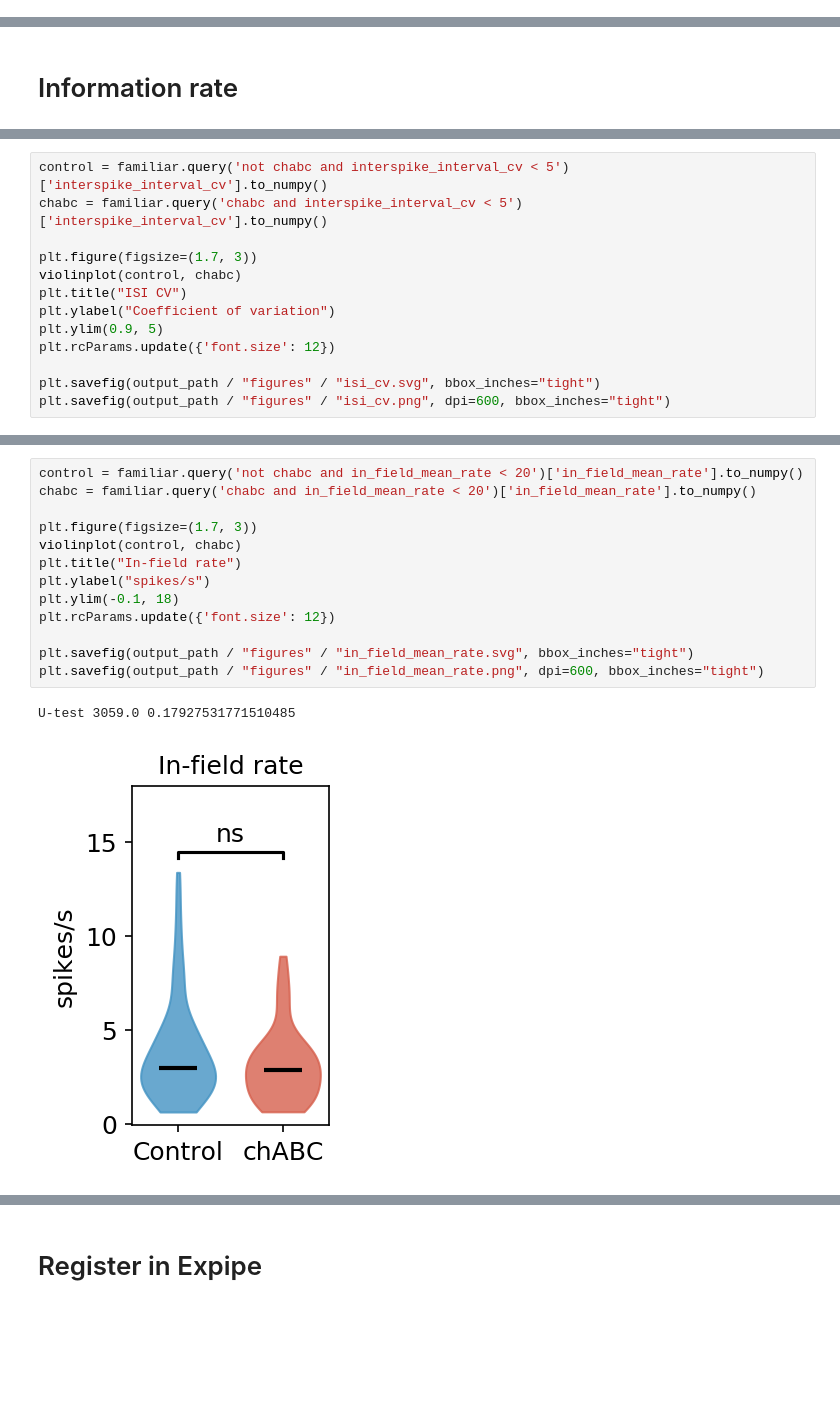
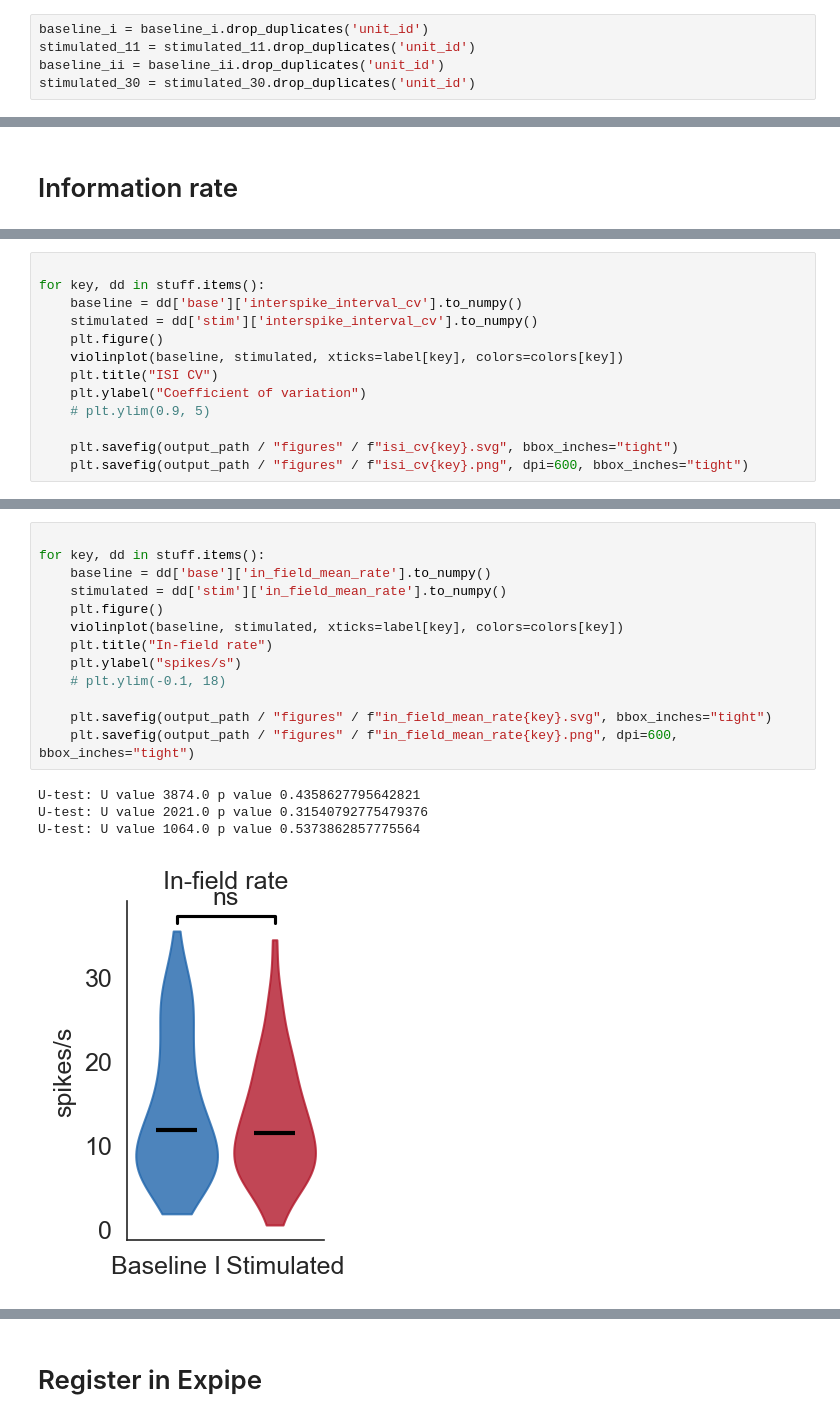
Before and after one commit to CINPLA/septum-mec, a Jupyter notebook: notebooks/20_comparisons_gridcells.ipynb, the cells around one changed output, grey strips where cells are left out. Saved outputs shown, nothing was run; the diff lists cells and outputs as text; blank space fills up the shorter version.

```diff
--- a/notebooks/20_comparisons_gridcells.ipynb
+++ b/notebooks/20_comparisons_gridcells.ipynb
@@ -117,0 +135,5 @@ Number of gridcells in familiar i chabc vs control 61 86
+# %%
+baseline_i = baseline_i.drop_duplicates('unit_id')
+stimulated_11 = stimulated_11.drop_duplicates('unit_id')
+baseline_ii = baseline_ii.drop_duplicates('unit_id')
+stimulated_30 = stimulated_30.drop_duplicates('unit_id')
@@ -362,14 +567,14 @@ U-test 3385.0 0.009440444055083515
 # %%
-control = familiar.query('not chabc and interspike_interval_cv < 5')['interspike_interval_cv'].to_numpy()
-chabc = familiar.query('chabc and interspike_interval_cv < 5')['interspike_interval_cv'].to_numpy()
 
-plt.figure(figsize=(1.7, 3))
-violinplot(control, chabc)
-plt.title("ISI CV")
-plt.ylabel("Coefficient of variation")
-plt.ylim(0.9, 5)
-plt.rcParams.update({'font.size': 12})
+for key, dd in stuff.items():
+    baseline = dd['base']['interspike_interval_cv'].to_numpy()
+    stimulated = dd['stim']['interspike_interval_cv'].to_numpy()
+    plt.figure()
+    violinplot(baseline, stimulated, xticks=label[key], colors=colors[key])
+    plt.title("ISI CV")
+    plt.ylabel("Coefficient of variation")
+    # plt.ylim(0.9, 5)
 
-plt.savefig(output_path / "figures" / "isi_cv.svg", bbox_inches="tight")
-plt.savefig(output_path / "figures" / "isi_cv.png", dpi=600, bbox_inches="tight")
+    plt.savefig(output_path / "figures" / f"isi_cv{key}.svg", bbox_inches="tight")
+    plt.savefig(output_path / "figures" / f"isi_cv{key}.png", dpi=600, bbox_inches="tight")
 # %% [output]
@@ -378,16 +587,18 @@ U-test 3975.0 1.1572868879606917e-06
 # %%
-control = familiar.query('not chabc and in_field_mean_rate < 20')['in_field_mean_rate'].to_numpy()
-chabc = familiar.query('chabc and in_field_mean_rate < 20')['in_field_mean_rate'].to_numpy()
 
-plt.figure(figsize=(1.7, 3))
-violinplot(control, chabc)
-plt.title("In-field rate")
-plt.ylabel("spikes/s")
-plt.ylim(-0.1, 18)
-plt.rcParams.update({'font.size': 12})
+for key, dd in stuff.items():
+    baseline = dd['base']['in_field_mean_rate'].to_numpy()
+    stimulated = dd['stim']['in_field_mean_rate'].to_numpy()
+    plt.figure()
+    violinplot(baseline, stimulated, xticks=label[key], colors=colors[key])
+    plt.title("In-field rate")
+    plt.ylabel("spikes/s")
+    # plt.ylim(-0.1, 18)
 
-plt.savefig(output_path / "figures" / "in_field_mean_rate.svg", bbox_inches="tight")
-plt.savefig(output_path / "figures" / "in_field_mean_rate.png", dpi=600, bbox_inches="tight")
+    plt.savefig(output_path / "figures" / f"in_field_mean_rate{key}.svg", bbox_inches="tight")
+    plt.savefig(output_path / "figures" / f"in_field_mean_rate{key}.png", dpi=600, bbox_inches="tight")
 # %% [output]
-U-test 3059.0 0.17927531771510485
+U-test: U value 3874.0 p value 0.4358627795642821
+U-test: U value 2021.0 p value 0.31540792775479376
+U-test: U value 1064.0 p value 0.5373862857775564
-[figure, old version]
+[figure, new version]
```
Also changed, not shown: parts of 60 cells of this notebook, 24 other files.
